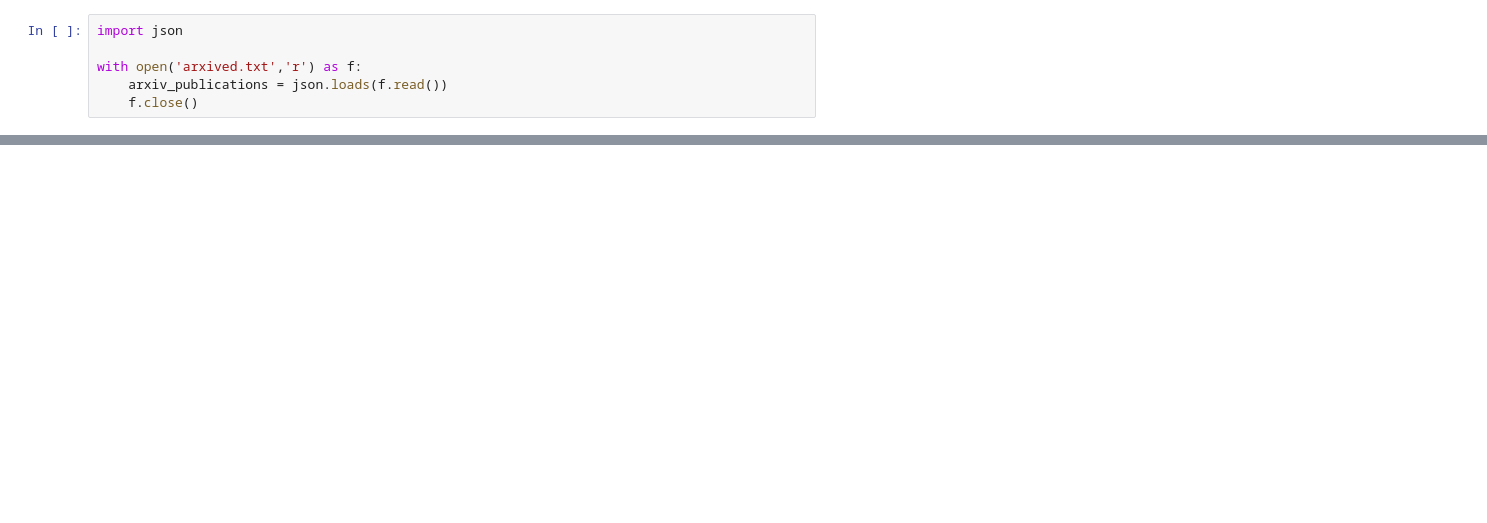
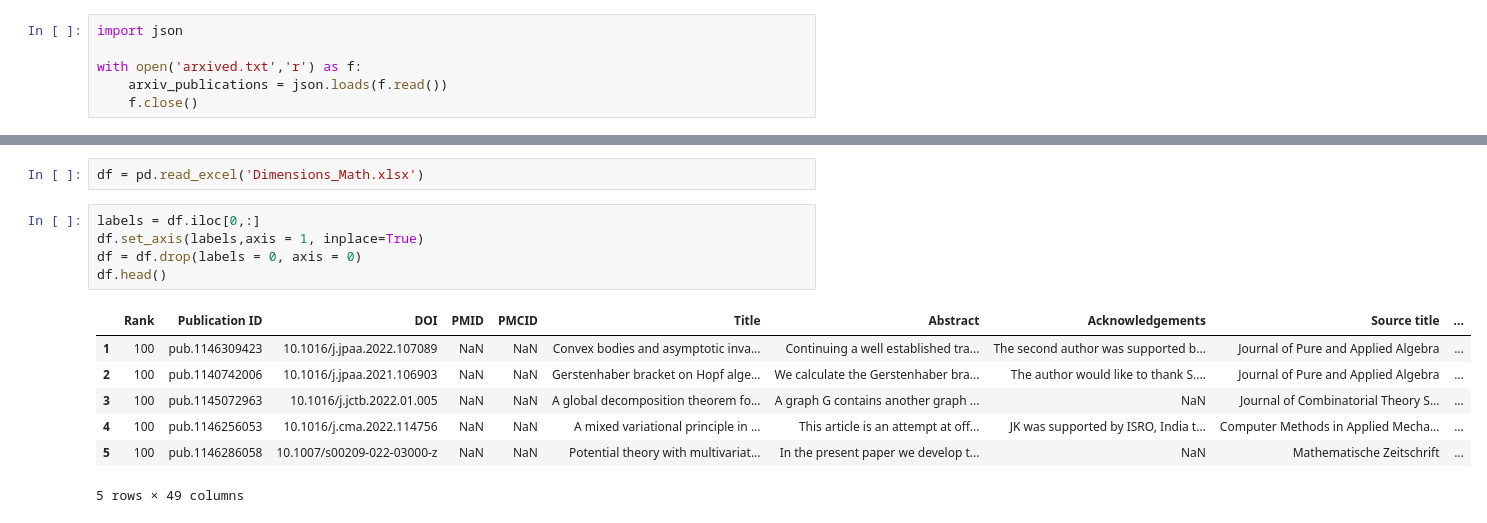
Before and after one commit to ManaswineeB/TAMIDSBeanQueens, a Jupyter notebook: arxiv_api.ipynb, the cells around one changed output, grey strips where cells are left out. Saved outputs shown, nothing was run; the diff lists cells and outputs as text; blank space fills up the shorter version.

```diff
--- a/arxiv_api.ipynb
+++ b/arxiv_api.ipynb
@@ -167,0 +210,15 @@ vizfile.close()
+# %%
+df = pd.read_excel('Dimensions_Math.xlsx')
+# %%
+labels = df.iloc[0,:]
+df.set_axis(labels,axis = 1, inplace=True)
+df = df.drop(labels = 0, axis = 0)
+df.head()
+# %% [output]
+|  | Rank | Publication ID | DOI | PMID | PMCID | Title | Abstract | Acknowledgements | Source title | ... |
+| 1 | 100 | pub.1146309423 | 10.1016/j.jpaa.2022.107089 | NaN | NaN | Convex bodies and asymptotic inva... | Continuing a well established tra... | The second author was supported b... | Journal of Pure and Applied Algebra | ... |
+| 2 | 100 | pub.1140742006 | 10.1016/j.jpaa.2021.106903 | NaN | NaN | Gerstenhaber bracket on Hopf alge... | We calculate the Gerstenhaber bra... | The author would like to thank S.... | Journal of Pure and Applied Algebra | ... |
+| 3 | 100 | pub.1145072963 | 10.1016/j.jctb.2022.01.005 | NaN | NaN | A global decomposition theorem fo... | A graph G contains another graph ... | NaN | Journal of Combinatorial Theory S... | ... |
+| 4 | 100 | pub.1146256053 | 10.1016/j.cma.2022.114756 | NaN | NaN | A mixed variational principle in ... | This article is an attempt at off... | JK was supported by ISRO, India t... | Computer Methods in Applied Mecha... | ... |
+| 5 | 100 | pub.1146286058 | 10.1007/s00209-022-03000-z | NaN | NaN | Potential theory with multivariat... | In the present paper we develop t... | NaN | Mathematische Zeitschrift | ... |
+5 rows × 49 columns
```
Also changed, not shown: parts of 10 cells of this notebook, 5 other files.
